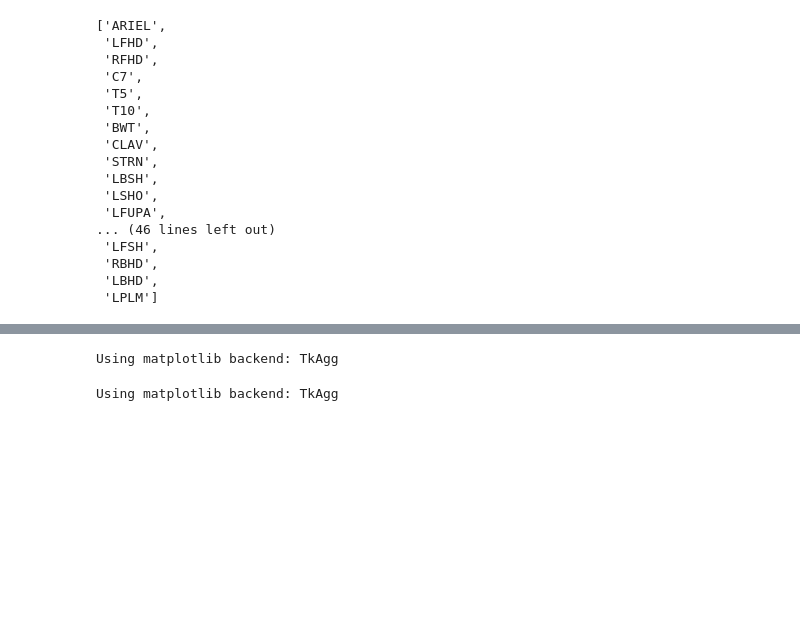
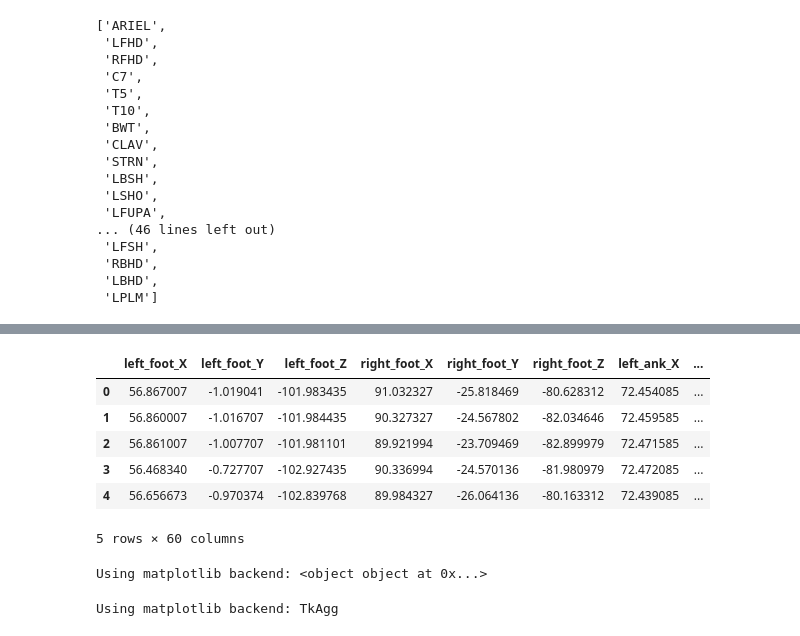
Before and after one commit to gaggioaxel/OoM-Thesis, a Jupyter notebook: code/src/OoM.ipynb, the cells around one changed output, grey strips where cells are left out. Cells and saved outputs as stored; diff of their text form; code cells hidden in the pictures; blank space fills up the shorter version.

Commit message:
scripted reduced marker set mapping

```diff
--- a/code/src/OoM.ipynb
+++ b/code/src/OoM.ipynb
@@ -184,10 +167,70 @@ posTableX = posTable.iloc[:,2::3]
+# %%
+reducedMarkerNames = ['left_foot',
+                      'right_foot',
+                      'left_ank',
+                      'right_ank',
+                      'left_knee',
+                      'right_knee',
+                      'left_hip',
+                      'hip_central',
+                      'right_hip',
+                      'spine',
+                      'left_hand',
+                      'right_hand',
+                      'left_wrist',
+                      'right_wrist',
+                      'left_elbow',
+                      'right_elbow',
+                      'left_shoulder',
+                      'shoulder_center',
+                      'right_shoulder',
+                      'head']
+fullMarkerNames = [colname[:-2] for colname in list(data.iloc[:1,3::3].columns)]
+reduced20MarkersToFullMarkers = map_reduce_num_markers(fullMarkerNames, reducedMarkerNames)
+reduced20MarkersToFullMarkersX = {key+'_X': [elem+' X' for elem in reduced20MarkersToFullMarkers[key]] for key in reduced20MarkersToFullMarkers.keys()}
+reduced20MarkersToFullMarkersY = {key+'_Y': [elem+' Y' for elem in reduced20MarkersToFullMarkers[key]] for key in reduced20MarkersToFullMarkers.keys()}
+reduced20MarkersToFullMarkersZ = {key+'_Z': [elem+' Z' for elem in reduced20MarkersToFullMarkers[key]] for key in reduced20MarkersToFullMarkers.keys()}
+
+posTable = data.iloc[:,3:]
+
+posTableX = posTable.iloc[:,::3]
+posTableY = posTable.iloc[:,1::3]
+posTableZ = posTable.iloc[:,2::3]
+
+reducedPosX = pd.concat([posTableX[reduced20MarkersToFullMarkersX[colName+'_X']].mean(axis=1) for colName in reducedMarkerNames],axis=1,keys=[name+'_X' for name in reducedMarkerNames])
+reducedPosY = pd.concat([posTableY[reduced20MarkersToFullMarkersY[colName+'_Y']].mean(axis=1) for colName in reducedMarkerNames],axis=1,keys=[name+'_Y' for name in reducedMarkerNames])
+reducedPosZ = pd.concat([posTableZ[reduced20MarkersToFullMarkersZ[colName+'_Z']].mean(axis=1) for colName in reducedMarkerNames],axis=1,keys=[name+'_Z' for name in reducedMarkerNames])
+
+reducedPosX = reducedPosX - reducedPosX.mean()
+reducedPosY = reducedPosY - reducedPosY.mean(axis=0)
+reducedPosZ = reducedPosZ - reducedPosZ.mean(axis=0)
+
+def xyz_tables_to_xyz_columns(tablesList):
+    xTable,yTable,zTable = tablesList
+    mergedTable = pd.DataFrame()
+    for joint in range(xTable.shape[1]):
+        mergedTable = pd.concat([mergedTable,xTable.iloc[:,joint],yTable.iloc[:,joint],zTable.iloc[:,joint]],axis=1)
+    return mergedTable
+
+reducedPos = xyz_tables_to_xyz_columns([reducedPosX,reducedPosY,reducedPosZ])
+reducedPos.head()
+# %% [output]
+|  | left_foot_X | left_foot_Y | left_foot_Z | right_foot_X | right_foot_Y | right_foot_Z | left_ank_X | ... |
+| 0 | 56.867007 | -1.019041 | -101.983435 | 91.032327 | -25.818469 | -80.628312 | 72.454085 | ... |
+| 1 | 56.860007 | -1.016707 | -101.984435 | 90.327327 | -24.567802 | -82.034646 | 72.459585 | ... |
+| 2 | 56.861007 | -1.007707 | -101.981101 | 89.921994 | -23.709469 | -82.899979 | 72.471585 | ... |
+| 3 | 56.468340 | -0.727707 | -102.927435 | 90.336994 | -24.570136 | -81.980979 | 72.472085 | ... |
+| 4 | 56.656673 | -0.970374 | -102.839768 | 89.984327 | -26.064136 | -80.163312 | 72.439085 | ... |
+5 rows × 60 columns
 # %%
 from matplotlib import pyplot as plt
 %matplotlib
 from matplotlib.widgets import Slider
 from mpl_toolkits.mplot3d import Axes3D
 import numpy as np
-
+posTableY = posTable.iloc[:,::3]
+posTableZ = posTable.iloc[:,1::3]
+posTableX = posTable.iloc[:,2::3]
 
 plt.close("all")
 fig = plt.figure()
@@ -254,7 +297,7 @@ update_plot(time_index)
 # Show the plot
 plt.show()
 # %% [output]
-Using matplotlib backend: TkAgg
+Using matplotlib backend: <object object at 0x...>
 # %%
 from matplotlib import pyplot as plt
 %matplotlib
```
Also changed, not shown: parts of 2 cells of this notebook, 1 other file.
